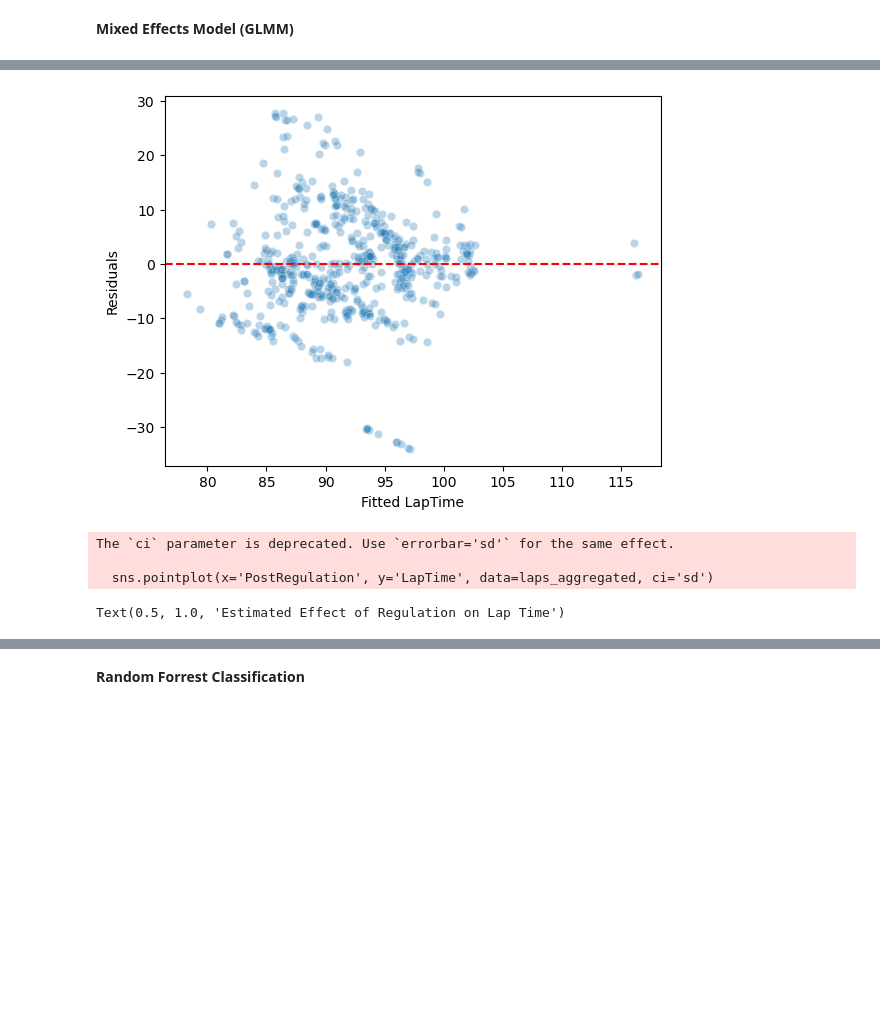
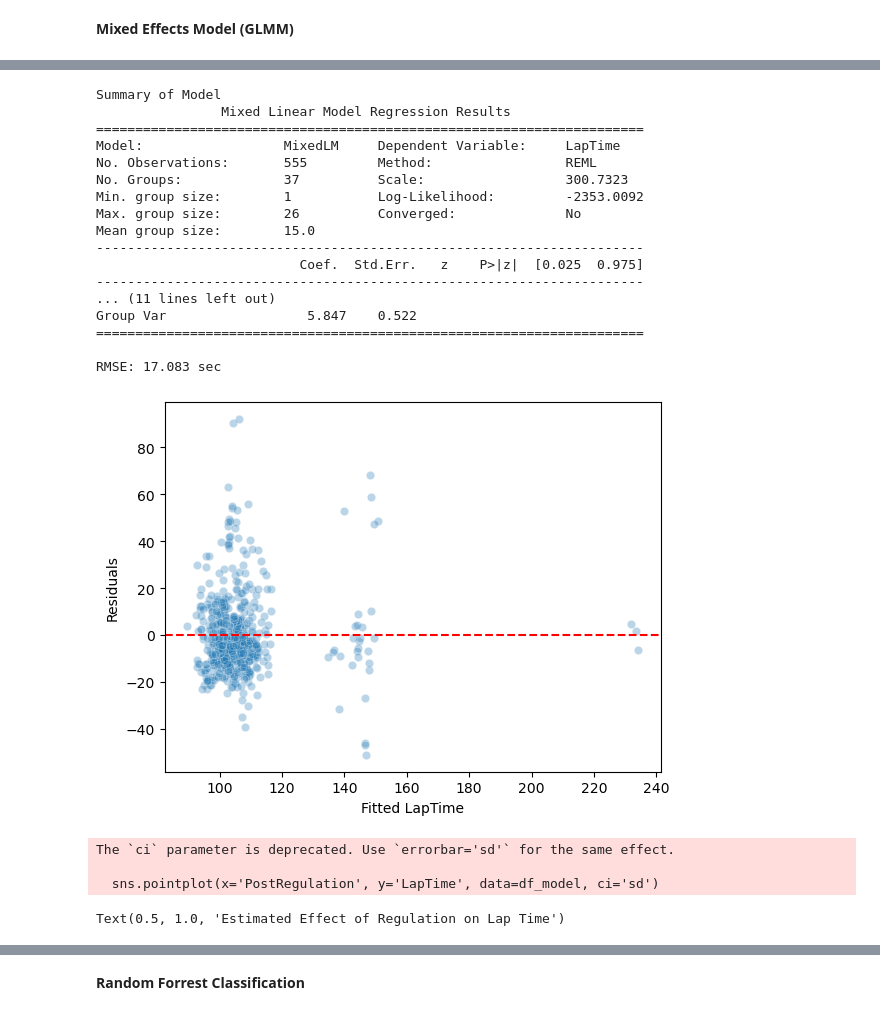
Before and after one commit to saeyyo38/DA401, a Jupyter notebook: 401-template/code/main_analysis.ipynb, the cells around one changed output, grey strips where cells are left out. Saved outputs shown, nothing was run; the diff lists cells and outputs as text; code cells hidden in the pictures; blank space fills up the shorter version.

```diff
--- a/401-template/code/main_analysis.ipynb
+++ b/401-template/code/main_analysis.ipynb
@@ -78,6 +82,7 @@ First few rows of aggregated data:
 # %%
 #see % of missing data for each column
 laps_aggregated = pd.read_csv("aggregated_laps.csv")
+laps_aggregated["LapTime"] = pd.to_timedelta(laps_aggregated["LapTime"]).dt.total_seconds()
 print(laps_aggregated.describe())
 laps_aggregated.isna().mean().sort_values(ascending=False).head(10)
 # %% [output]
@@ -167,19 +228,38 @@ laps_aggregated['Team'] = laps_aggregated['Team'].astype('category')
 laps_aggregated['RaceName'] = laps_aggregated['RaceName'].astype('category')
 laps_aggregated['Compound'] = laps_aggregated['Compound'].astype('category')
 
-#fit linear mixed model
+
+scaler = StandardScaler()
+cols_to_scale = ['Stint', 'AirTemp', 'TrackTemp', 'Humidity']
+
+# Create a copy to avoid messing up original data
+df_model = laps_aggregated.copy()
+df_model[cols_to_scale] = scaler.fit_transform(df_model[cols_to_scale])
+
+#linear mixed model
 md = smf.mixedlm(
-    "LapTime ~ PostRegulation + Compound + Stint + AirTemp + TrackTemp + Humidity",
-    data=laps_aggregated,
-    groups=laps_aggregated["Driver"],   # random intercept for Driver
+    "LapTime ~ C(PostRegulation) + Compound + Stint + AirTemp + TrackTemp + Humidity",
+    data=df_model,
+    groups=df_model["Driver"],   #random intercept for Driver
     re_formula="~1"
 )
+
+exog = md.exog
+names = md.exog_names
+
+#calculate VIF for each feature
+vif_df = pd.DataFrame()
+vif_df["Feature"] = names
+vif_df["VIF"] = [variance_inflation_factor(exog, i) for i in range(exog.shape[1])]
+
+print(vif_df)
+
 mdf = md.fit()
-print("Summary of Mixed Model")
+print("Summary of Model")
 print(mdf.summary())
 
 #evaliuate RMSE
-y_true = laps_aggregated['LapTime']
+y_true = df_model['LapTime']
 y_pred = mdf.fittedvalues
 rmse = np.sqrt(np.mean((y_true - y_pred)**2))
 print(f"RMSE: {rmse:.3f} sec")
@@ -216,5 +291,22 @@ RMSE: 9.547 sec
+Summary of Model
+                Mixed Linear Model Regression Results
+======================================================================
+Model:                  MixedLM     Dependent Variable:     LapTime
+No. Observations:       555         Method:                 REML
+No. Groups:             37          Scale:                  300.7323
+Min. group size:        1           Log-Likelihood:         -2353.0092
+Max. group size:        26          Converged:              No
+Mean group size:        15.0
+----------------------------------------------------------------------
+                          Coef.  Std.Err.   z    P>|z|  [0.025  0.975]
+----------------------------------------------------------------------
+... (11 lines left out)
+Group Var                  5.847    0.522
+======================================================================
+
+RMSE: 17.083 sec
-[figure, old version]
+[figure, new version]
-The `ci` parameter is deprecated. Use `errorbar='sd'` for the same effect.
-
-  sns.pointplot(x='PostRegulation', y='LapTime', data=laps_aggregated, ci='sd')
-Text(0.5, 1.0, 'Estimated Effect of Regulation on Lap Time')
+The `ci` parameter is deprecated. Use `errorbar='sd'` for the same effect.
+
+  sns.pointplot(x='PostRegulation', y='LapTime', data=df_model, ci='sd')
+Text(0.5, 1.0, 'Estimated Effect of Regulation on Lap Time')
```
Also changed, not shown: parts of 17 cells of this notebook, 1 other file.
